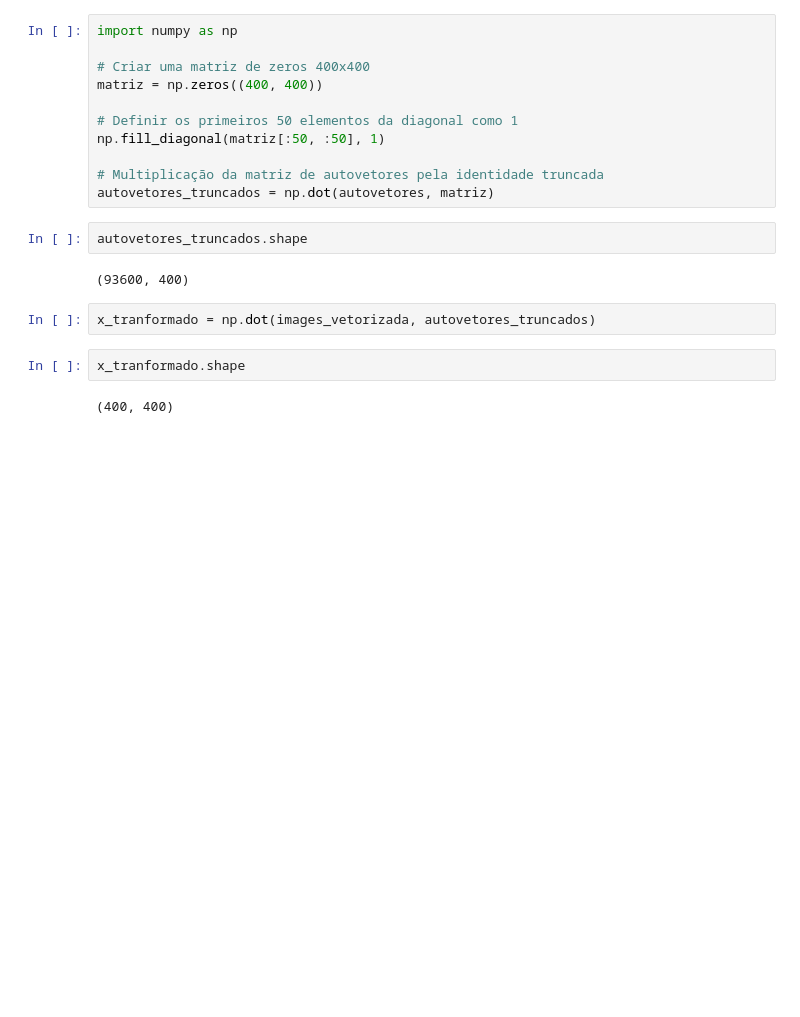
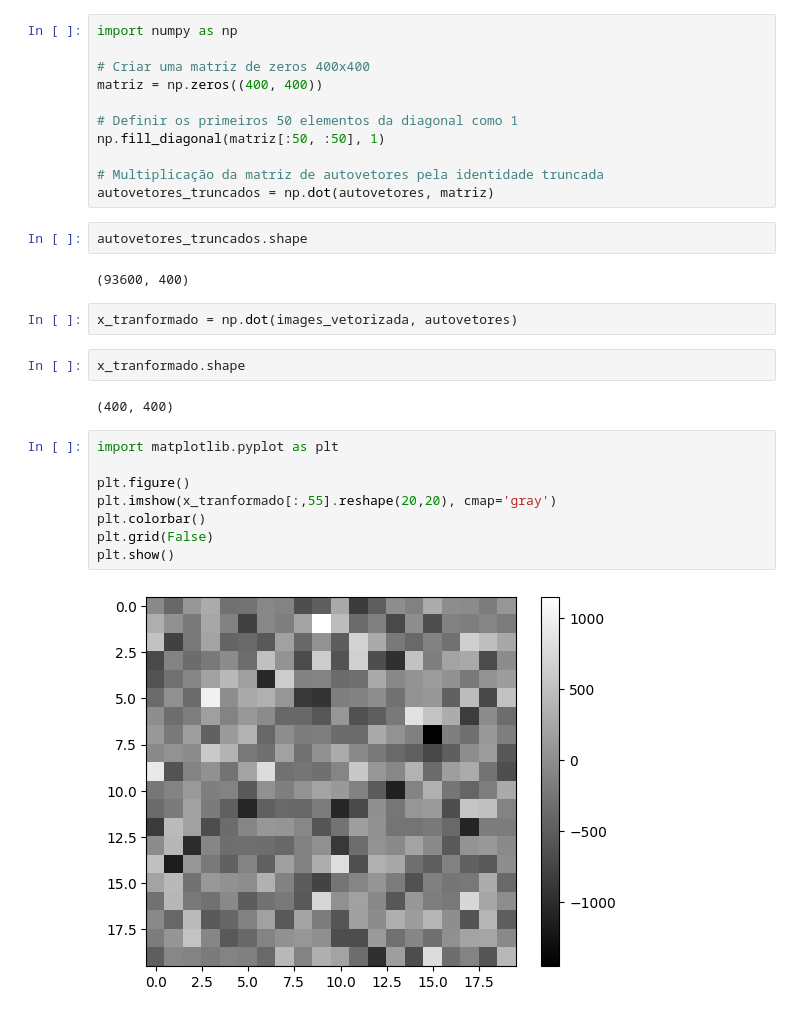
Before and after one commit to lorran-araujo/LNCC, a Jupyter notebook: disciplinas/redes-neurais/codes/lista2/exercicio3.ipynb, the cells around one changed output. Saved outputs shown, nothing was run; the diff lists cells and outputs as text; blank space fills up the shorter version.

```diff
--- a/disciplinas/redes-neurais/codes/lista2/exercicio3.ipynb
+++ b/disciplinas/redes-neurais/codes/lista2/exercicio3.ipynb
@@ -166,11 +158,21 @@ autovetores_truncados.shape
 # %% [output]
 (93600, 400)
 # %%
-x_tranformado = np.dot(images_vetorizada, autovetores_truncados)
+x_tranformado = np.dot(images_vetorizada, autovetores)
 # %%
 x_tranformado.shape
 # %% [output]
 (400, 400)
+# %%
+import matplotlib.pyplot as plt
+
+plt.figure()
+plt.imshow(x_tranformado[:,55].reshape(20,20), cmap='gray')
+plt.colorbar()
+plt.grid(False)
+plt.show()
+# %% [output]
+[figure, added]
 # %%
 import numpy as np
 import matplotlib.pyplot as plt
```
Also changed, not shown: parts of 14 cells of this notebook.
